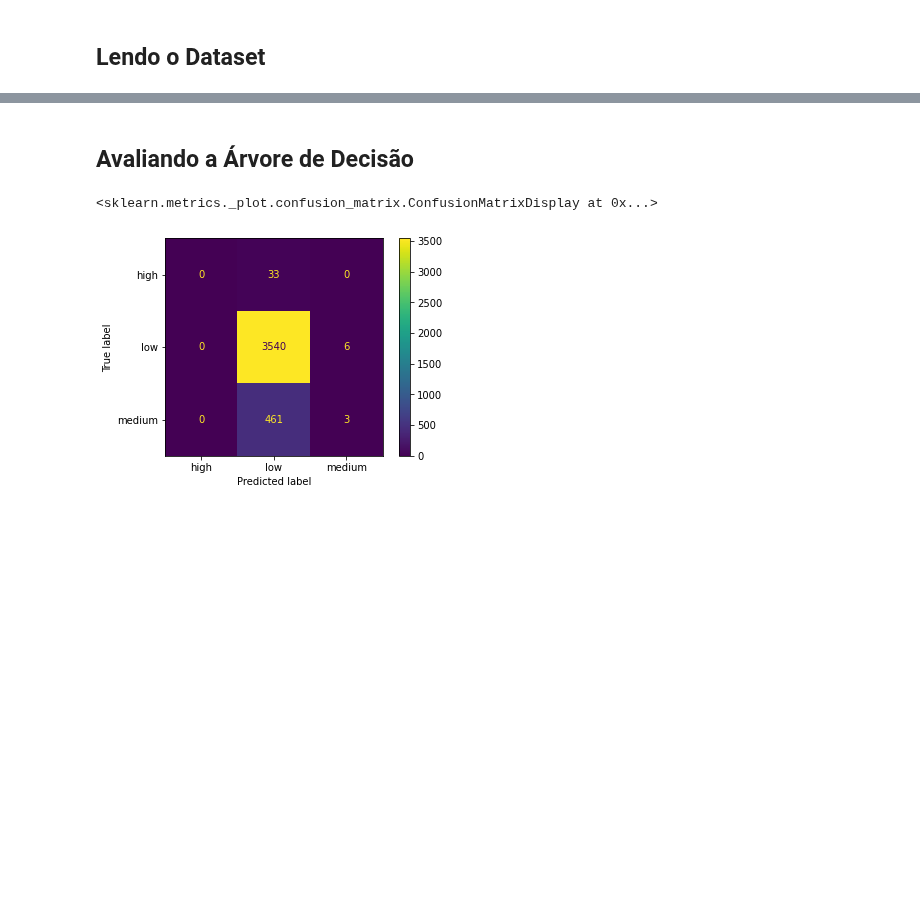
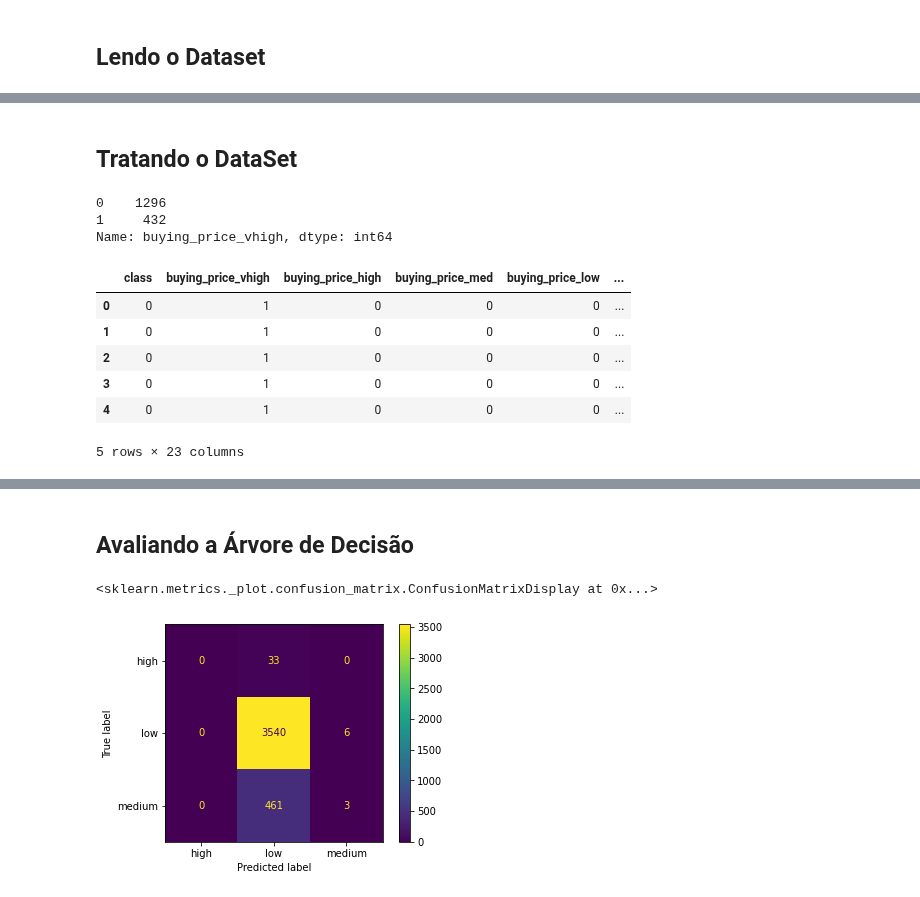
Before and after one commit to lucas-fpaiva/AnalisePred-PES, a Jupyter notebook: Projeto/car_eval/classifier_car.ipynb, the cells around one changed output, grey strips where cells are left out. Cells and saved outputs as stored; diff of their text form; code cells hidden in the pictures; blank space fills up the shorter version.

```diff
--- a/Projeto/car_eval/classifier_car.ipynb
+++ b/Projeto/car_eval/classifier_car.ipynb
@@ -177,0 +199,2 @@ forroset = forroset.rename(columns={'popularity_class':'popularity'})
+# %% [markdown]
+## Tratando o DataSet
@@ -177,0 +207,16 @@ forroset = forroset.rename(columns={'popularity_class':'popularity'})
+# %%
+data.buying_price_vhigh.value_counts()
+# %% [output]
+0    1296
+1     432
+Name: buying_price_vhigh, dtype: int64
+# %%
+data.head()
+# %% [output]
+|  | class | buying_price_vhigh | buying_price_high | buying_price_med | buying_price_low | ... |
+| 0 | 0 | 1 | 0 | 0 | 0 | ... |
+| 1 | 0 | 1 | 0 | 0 | 0 | ... |
+| 2 | 0 | 1 | 0 | 0 | 0 | ... |
+| 3 | 0 | 1 | 0 | 0 | 0 | ... |
+| 4 | 0 | 1 | 0 | 0 | 0 | ... |
+5 rows × 23 columns
```
Also changed, not shown: parts of 14 cells of this notebook.
